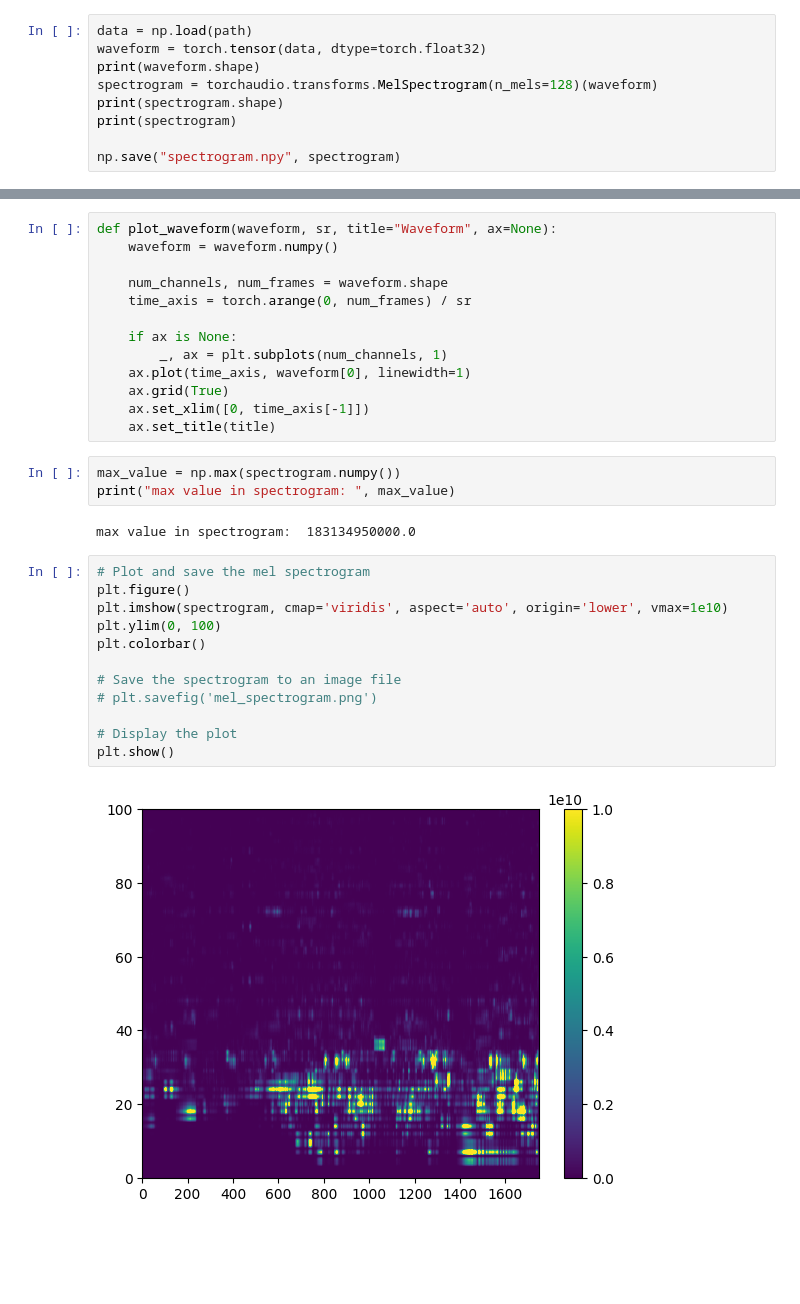
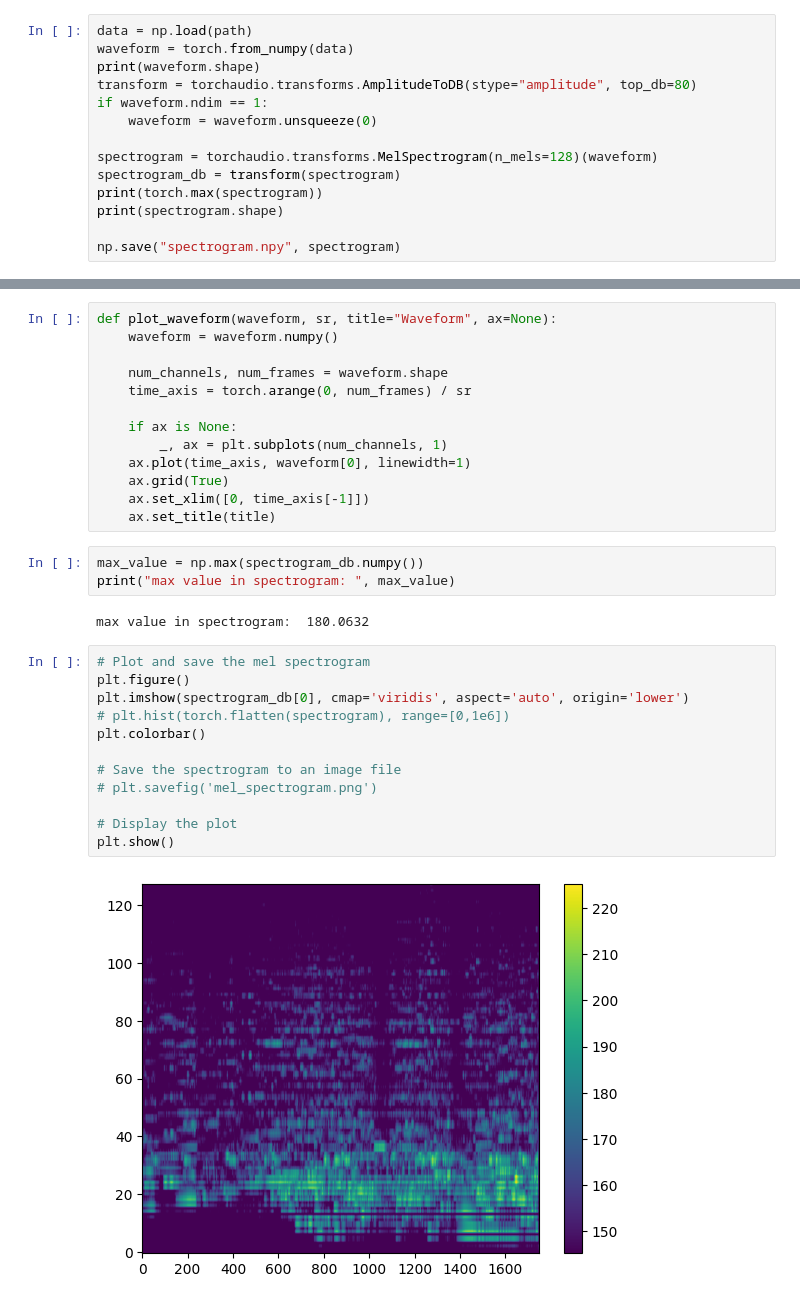
Before and after one commit to alexelwood14/adl-coursework, a Jupyter notebook: src/utils/spectrogram.ipynb, the cells around one changed output, grey strips where cells are left out. Drawn from its saved outputs; the diff is of its cells as text; blank space fills up the shorter version.

Commit message:
Map spectrograms to decibels

```diff
--- a/src/utils/spectrogram.ipynb
+++ b/src/utils/spectrogram.ipynb
@@ -10,11 +10,16 @@ from scipy.io.wavfile import write
 path = os.path.join("..", "..", "data", "MagnaTagATune", "samples", "train", "0", "american_bach_soloists-j_s__bach__cantatas_volume_v-01-gleichwie_der_regen_und_schnee_vom_himmel_fallt_bwv_18_i_sinfonia-117-146.npy")
 # %%
 data = np.load(path)
-waveform = torch.tensor(data, dtype=torch.float32)
+waveform = torch.from_numpy(data)
 print(waveform.shape)
+transform = torchaudio.transforms.AmplitudeToDB(stype="amplitude", top_db=80)
+if waveform.ndim == 1:
+    waveform = waveform.unsqueeze(0)
+
 spectrogram = torchaudio.transforms.MelSpectrogram(n_mels=128)(waveform)
+spectrogram_db = transform(spectrogram)
+print(torch.max(spectrogram))
 print(spectrogram.shape)
-print(spectrogram)
 
 np.save("spectrogram.npy", spectrogram)
 # %% [output]
@@ -47,21 +40,21 @@ def plot_waveform(waveform, sr, title="Waveform", ax=None):
     ax.set_xlim([0, time_axis[-1]])
     ax.set_title(title)
 # %%
-max_value = np.max(spectrogram.numpy())
+max_value = np.max(spectrogram_db.numpy())
 print("max value in spectrogram: ", max_value)
 # %% [output]
-max value in spectrogram:  183134950000.0
+max value in spectrogram:  180.0632
 # %%
 # Plot and save the mel spectrogram
 plt.figure()
-plt.imshow(spectrogram, cmap='viridis', aspect='auto', origin='lower', vmax=1e10)
-plt.ylim(0, 100)
+plt.imshow(spectrogram_db[0], cmap='viridis', aspect='auto', origin='lower')
+# plt.hist(torch.flatten(spectrogram), range=[0,1e6])
 plt.colorbar()
 
 # Save the spectrogram to an image file
 # plt.savefig('mel_spectrogram.png')
 
 # Display the plot
 plt.show()
 # %% [output]
-[figure, old version]
+[figure, new version]
```
Also changed, not shown: parts of 1 cell of this notebook, 2 other files.
